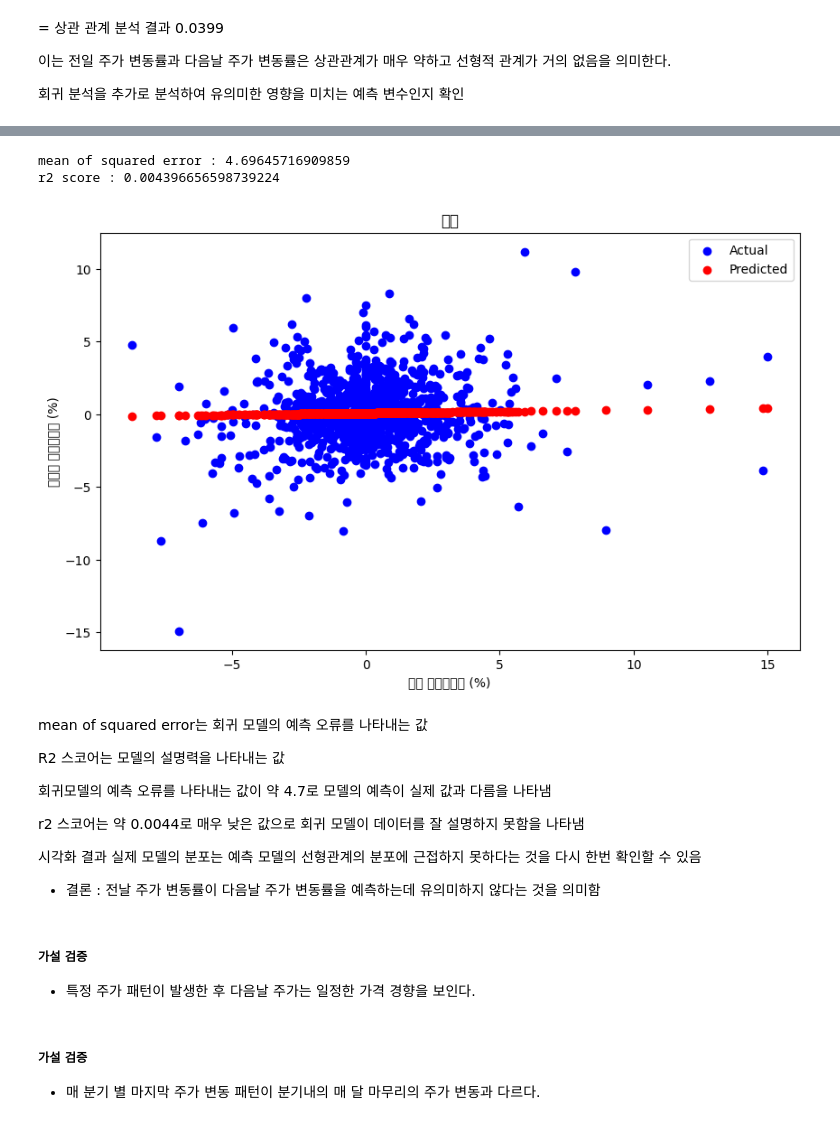
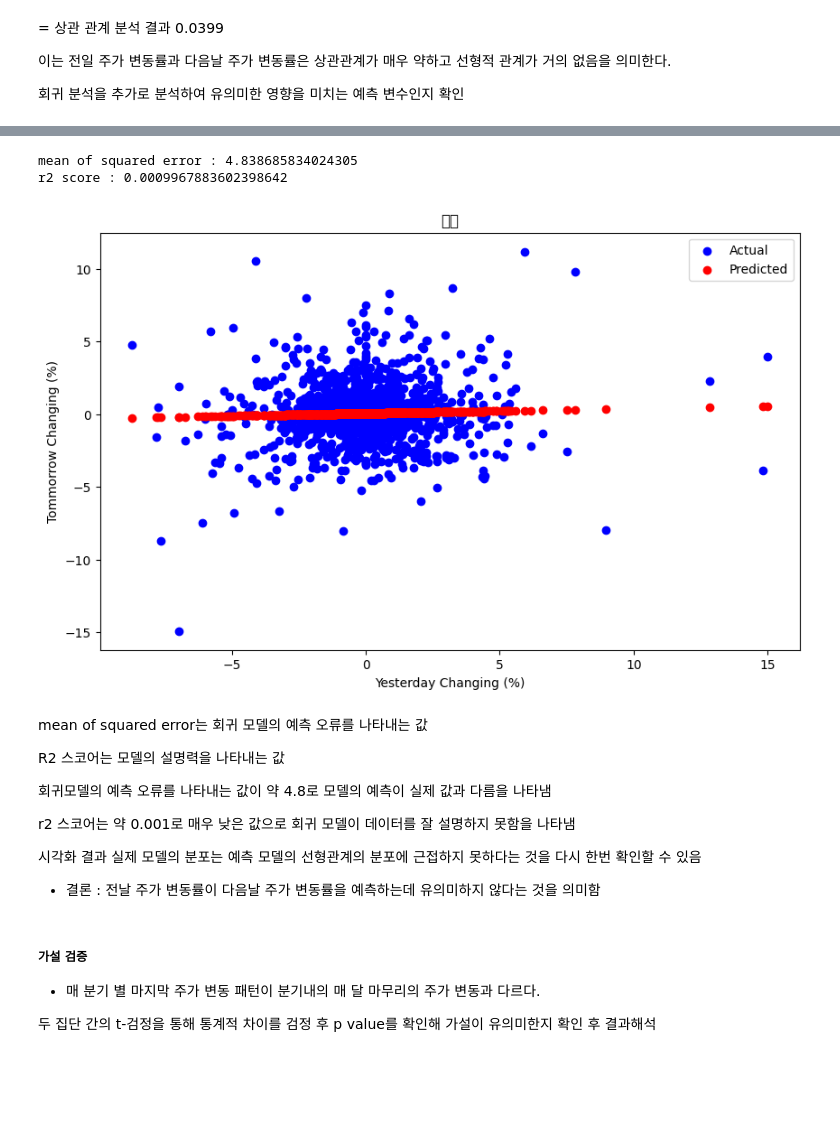
Before and after one commit to jangsihyeon/Death-Coding-Club-Repository, a Jupyter notebook: SIHYEONJANG/Samsung_DA.ipynb, the cells around one changed output, grey strips where cells are left out. Cells and saved outputs as stored; diff of their text form; code cells hidden in the pictures; blank space fills up the shorter version.

```diff
--- a/SIHYEONJANG/Samsung_DA.ipynb
+++ b/SIHYEONJANG/Samsung_DA.ipynb
@@ -11,7 +20,7 @@ import matplotlib.pyplot as plt
 
 data = pd.read_csv('Samsung.csv')
 
-data['Date'] = pd.to_datetime(data['Date'])
+data['Date'] = pd.to_datetime(data['Date'], errors='coerce')
 
 print(data.head(25))
 # %% [output]
@@ -170,7 +162,7 @@ dtype: object
 # %%
 # 기존의 데이터 타입(정수형)으로 변경
 
-data['Volume'] = data['Volume'].astype('int64')
+data['Volume'] = data['Volume'].astype('float')
 
 print(data.dtypes)
 # %% [output]
@@ -314,3 +285,11 @@ correlation yeserday changing and tommorrow changing : 0.03993508597137752
 이는 전일 주가 변동률과 다음날 주가 변동률은 상관관계가 매우 약하고 선형적 관계가 거의 없음을 의미한다.
 
 회귀 분석을 추가로 분석하여 유의미한 영향을 미치는 예측 변수인지 확인
+# %%
+# 마지막 행의 다음날 종가와 변동률은 그 다음날이 없기 때문에 NaN이 됨
+# 결측값으로 보고 0으로 처리
+
+data['Tommorow_Close'].iloc[5620] = 0
+data['Tommorrow_Changing'].iloc[5620] = 0
+
+print(data.tail(5))
@@ -317,8 +310,4 @@ correlation yeserday changing and tommorrow changing : 0.03993508597137752
 # %%
-from sklearn.model_selection import train_test_split
-from sklearn.linear_model import LinearRegression
-from sklearn.metrics import mean_squared_error, r2_score
-
 # Feature, Target 설정
 x=data[['Yesterday_Changing']]
 y=data[['Tommorrow_Changing']]
@@ -338,36 +327,35 @@ r2_=r2_score(y_test, y_predict)
 print(f'mean of squared error : {mse}')
 print(f'r2 score : {r2_}')
 # %% [output]
-mean of squared error : 4.69645716909859
-r2 score : 0.004396656598739224
+mean of squared error : 4.838685834024305
+r2 score : 0.0009967883602398642
 # %%
 #실제값과 예측값 비교
 
 plt.figure(figsize=(10,6))
 plt.scatter(x_test, y_test, color='blue' , label = 'Actual')
 plt.scatter(x_test, y_predict, color='red', label='Predicted')
-plt.xlabel('전일 주가변동률 (%)')
-plt.ylabel('다음날 주가변동률 (%)')
+plt.xlabel('Yesterday Changing (%)')
+plt.ylabel('Tommorrow Changing (%)')
 plt.title('비교')
 plt.legend()
 plt.show()
 # %% [output]
-[figure, old version]
+[figure, new version]
 # %% [markdown]
 mean of squared error는 회귀 모델의 예측 오류를 나타내는 값
 
 R2 스코어는 모델의 설명력을 나타내는 값
 
-회귀모델의 예측 오류를 나타내는 값이 약 4.7로 모델의 예측이 실제 값과 다름을 나타냄
+회귀모델의 예측 오류를 나타내는 값이 약 4.8로 모델의 예측이 실제 값과 다름을 나타냄
 
-r2 스코어는 약 0.0044로 매우 낮은 값으로 회귀 모델이 데이터를 잘 설명하지 못함을 나타냄
+r2 스코어는 약 0.001로 매우 낮은 값으로 회귀 모델이 데이터를 잘 설명하지 못함을 나타냄
 
 시각화 결과 실제 모델의 분포는 예측 모델의 선형관계의 분포에 근접하지 못하다는 것을 다시 한번 확인할 수 있음
 
 - 결론 : 전날 주가 변동률이 다음날 주가 변동률을 예측하는데 유의미하지 않다는 것을 의미함
-# %% [markdown]
-##### 가설 검증
-- 특정 주가 패턴이 발생한 후 다음날 주가는 일정한 가격 경향을 보인다.
 # %% [markdown]
 ##### 가설 검증
 -  매 분기 별 마지막 주가 변동 패턴이 분기내의 매 달 마무리의 주가 변동과 다르다.
+
+두 집단 간의 t-검정을 통해 통계적 차이를 검정 후 p value를 확인해 가설이 유의미한지 확인 후 결과해석
```
Also changed, not shown: parts of 26 cells of this notebook.
